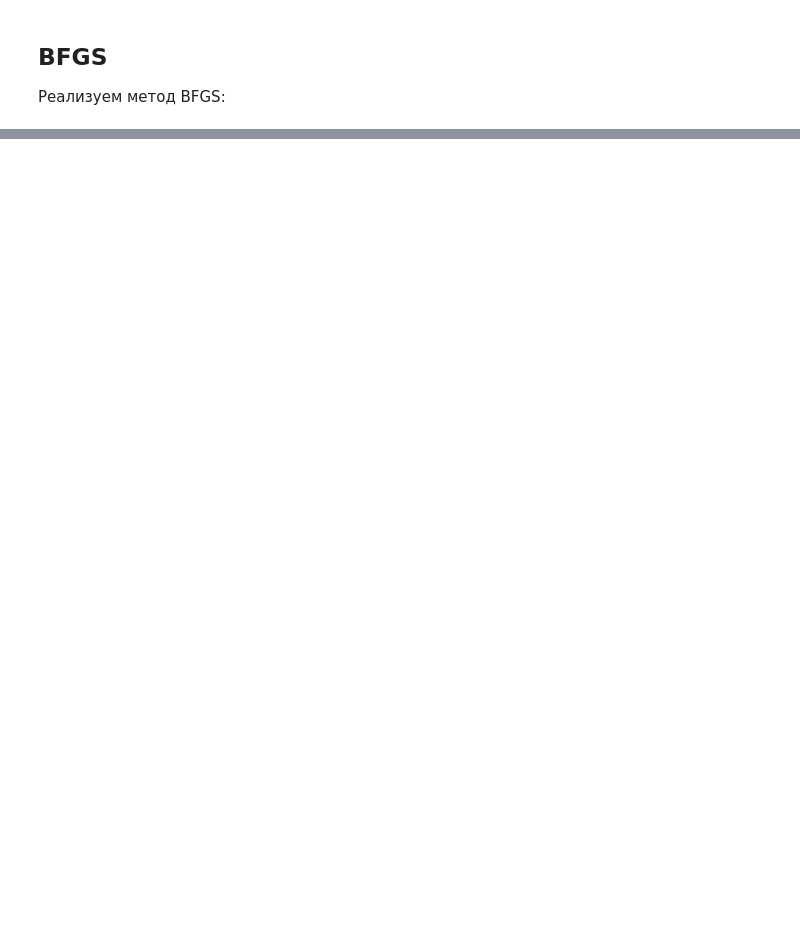
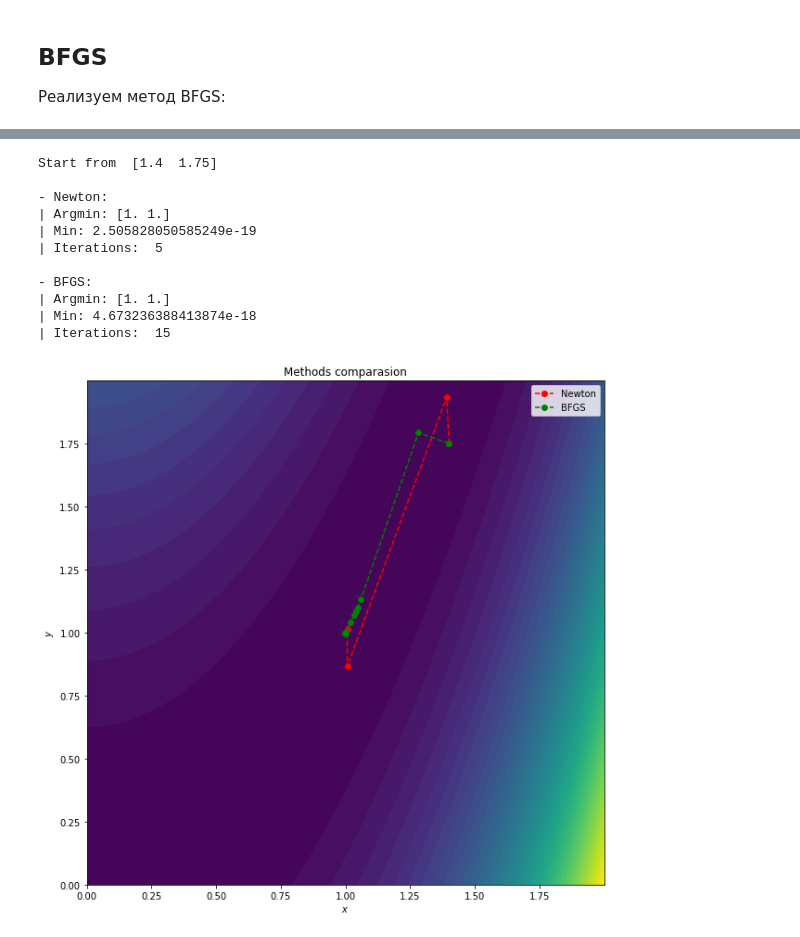
Before and after one commit to egor79k/opt_methods_project, a Jupyter notebook: project_practice.ipynb, the cells around one changed output, grey strips where cells are left out. Cells and saved outputs as stored; diff of their text form; code cells hidden in the pictures; blank space fills up the shorter version.

```diff
--- a/project_practice.ipynb
+++ b/project_practice.ipynb
@@ -349,0 +413,15 @@ print(Newton(f, grad_f, hess_f, [10, 10]))
+# %%
+compare_NB(np.array([1.4, 1.75]))
+# %% [output]
+Start from  [1.4  1.75]
+
+- Newton:
+| Argmin: [1. 1.]
+| Min: 2.505828050585249e-19
+| Iterations:  5
+
+- BFGS:
+| Argmin: [1. 1.]
+| Min: 4.673236388413874e-18
+| Iterations:  15
+[figure, added]
```
Also changed, not shown: parts of 25 cells of this notebook.
